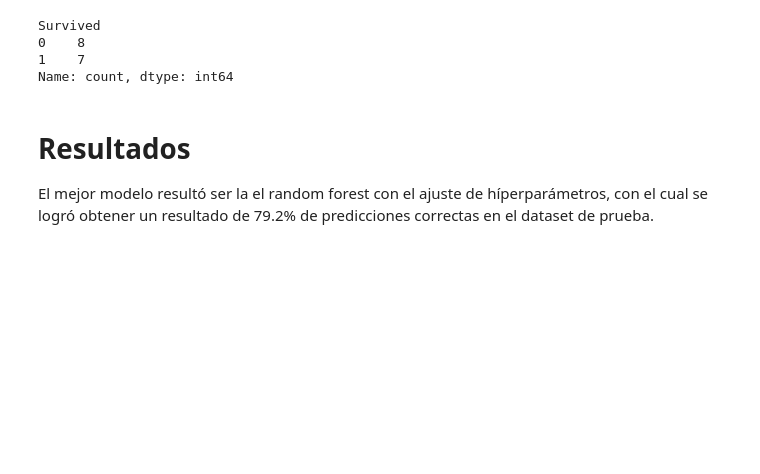
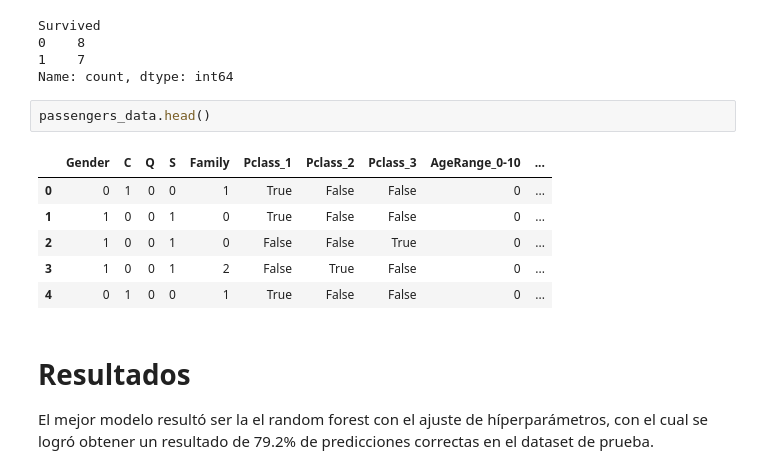
Before and after one commit to DMoonPamanes/TitanicAi, a Jupyter notebook: RetoTitanic.ipynb, the cells around one changed output. Cells and saved outputs as stored; diff of their text form; blank space fills up the shorter version.

```diff
--- a/RetoTitanic.ipynb
+++ b/RetoTitanic.ipynb
@@ -859,6 +859,15 @@ Survived
 0    8
 1    7
 Name: count, dtype: int64
+# %%
+passengers_data.head()
+# %% [output]
+|  | Gender | C | Q | S | Family | Pclass_1 | Pclass_2 | Pclass_3 | AgeRange_0-10 | ... |
+| 0 | 0 | 1 | 0 | 0 | 1 | True | False | False | 0 | ... |
+| 1 | 1 | 0 | 0 | 1 | 0 | True | False | False | 0 | ... |
+| 2 | 1 | 0 | 0 | 1 | 0 | False | False | True | 0 | ... |
+| 3 | 1 | 0 | 0 | 1 | 2 | False | True | False | 0 | ... |
+| 4 | 0 | 1 | 0 | 0 | 1 | True | False | False | 0 | ... |
 # %% [markdown]
 # Resultados
 El mejor modelo resultó ser la el random forest con el ajuste de híperparámetros, con el cual se logró obtener un resultado de 79.2% de predicciones correctas en el dataset de prueba.
```
